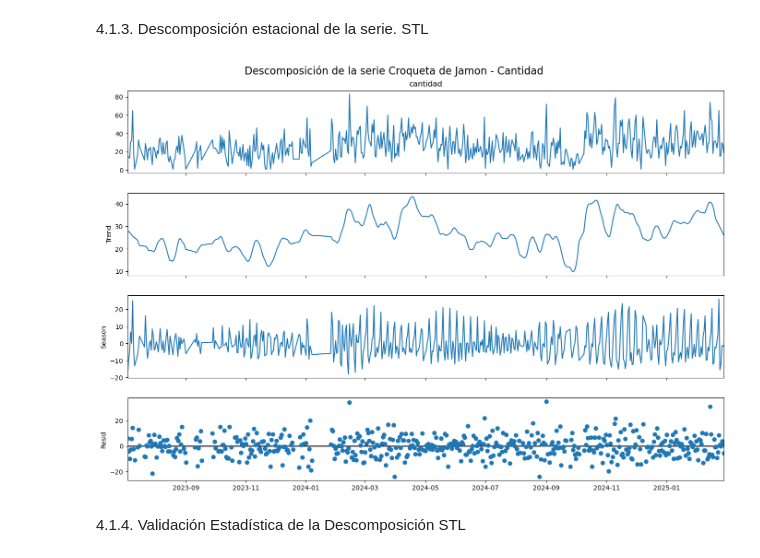
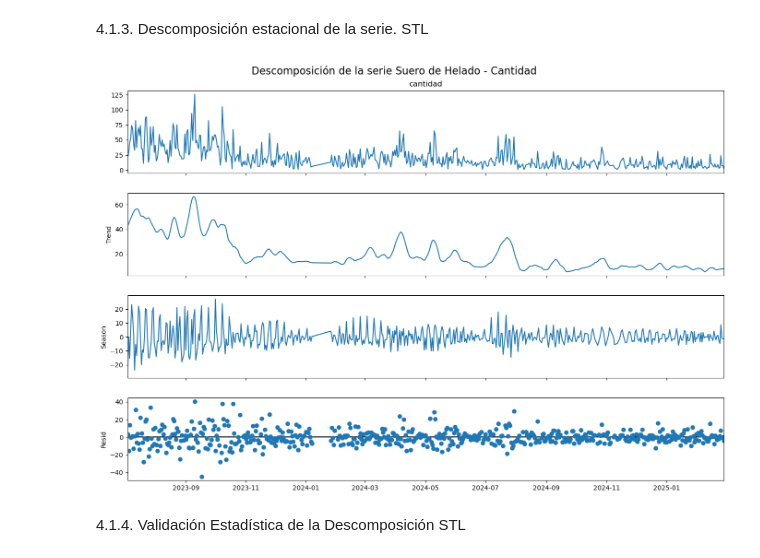
Before and after one commit to jarce2388/asistente_coversacional, a Jupyter notebook: tfm_pronostico_producto_suero_helado_Jorge_Arce copy.ipynb, the cells around one changed output. Drawn from its saved outputs; the diff is of its cells as text; code cells hidden in the pictures.

```diff
--- a/tfm_pronostico_producto_suero_helado_Jorge_Arce copy.ipynb
+++ b/tfm_pronostico_producto_suero_helado_Jorge_Arce copy.ipynb
@@ -45,7 +45,7 @@ import itertools
 # %% [markdown]
 ***1.1. Carga Inicial de Datos:***
 # %%
-df_hystoric = pd.read_parquet('./data-sets/data_hitorico_ventas_mod.parquet')
+df_hystoric = pd.read_parquet('../data-sets/data_hitorico_ventas_mod.parquet')
 df_hystoric.head(3)
 # %% [output]
 |  | operacion | fecha | mercancia | grupo_mercancia | nombre_socio | cantidad | medida | precio_venta | ... |
@@ -157,7 +157,7 @@ Resultados:
 # %% [markdown]
 4.1.1. Seleccionando Croquetas de Jamon
 # %%
-df_top_producto = df_hystoric[df_hystoric["mercancia"]=="Croquetas de Jamon"]
+df_top_producto = df_hystoric[df_hystoric["mercancia"]=="Suero de Helado"]
 df_top_producto.head()
 # %% [output]
 |  | operacion | fecha | mercancia | grupo_mercancia | nombre_socio | cantidad | medida | precio_venta | ... |
@@ -218,9 +218,9 @@ def stl_descomposition(df_category, name):
 
     return descomp_stl
 # %%
-stl_descomp = stl_descomposition(df_top_producto, "Croqueta de Jamon")
+stl_descomp = stl_descomposition(df_top_producto, "Suero de Helado")
 # %% [output]
-[figure, old version]
+[figure, new version]
 # %% [markdown]
 4.1.4. Validación Estadística de la Descomposición STL
 # %% [markdown]
```
Also changed, not shown: parts of 29 cells of this notebook.
